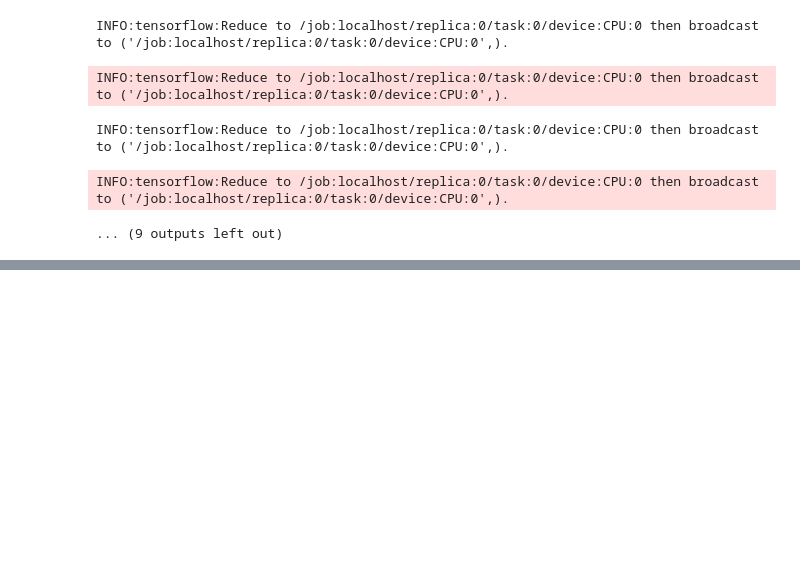
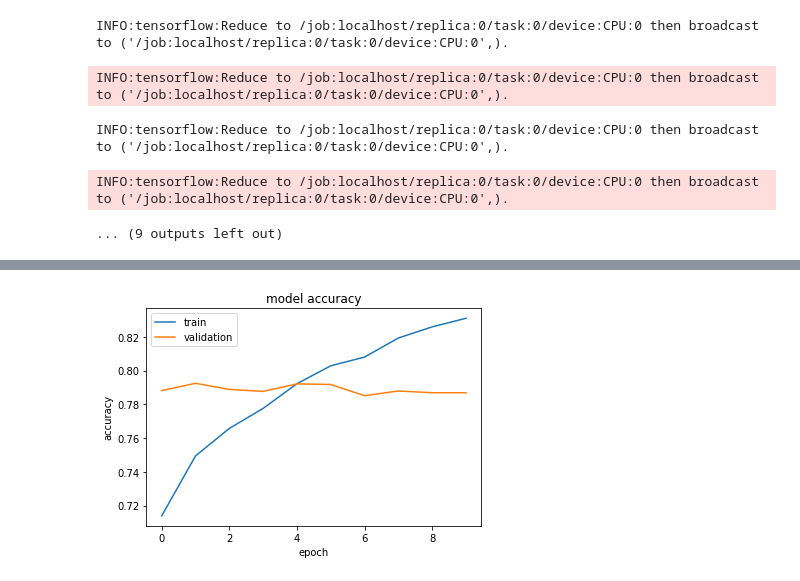
Before and after one commit to JiwonHae94/Tensorflow-For-Beginners, a Jupyter notebook: Tensorflow_Beginners_EfficientNet.ipynb, the cells around one changed output, grey strips where cells are left out. Saved outputs shown, nothing was run; the diff lists cells and outputs as text; code cells hidden in the pictures; blank space fills up the shorter version.

```diff
--- a/Tensorflow_Beginners_EfficientNet.ipynb
+++ b/Tensorflow_Beginners_EfficientNet.ipynb
@@ -138,0 +205,17 @@ INFO:tensorflow:Reduce to /job:localhost/replica:0/task:0/device:CPU:0 then broa
+# %%
+def unfreeze_model(model):
+    # unfreeze top N layers, N = 20
+    for layer in model.layers[-20:]:
+        if not isinstance(layer, layers.BatchNormalization):
+            layer.trainable = True
+
+    optimizer = tf.keras.optimizers.Adam(learning_rate = 1e-4)
+    model.compile(
+        optimizer = optimizer, loss = "categorical_crossentropy", metrics = ["accuracy"]
+    )
+
+unfreeze_model(model)
+epochs = 10
+hist = model.fit(ds_train, epochs=epochs, validation_data=ds_test, verbose=2)
+plot_hist(hist)
+# %% [output]
@@ -138,0 +242 @@ INFO:tensorflow:Reduce to /job:localhost/replica:0/task:0/device:CPU:0 then broa
+[figure, added]
```
Also changed, not shown: parts of 5 cells of this notebook.
